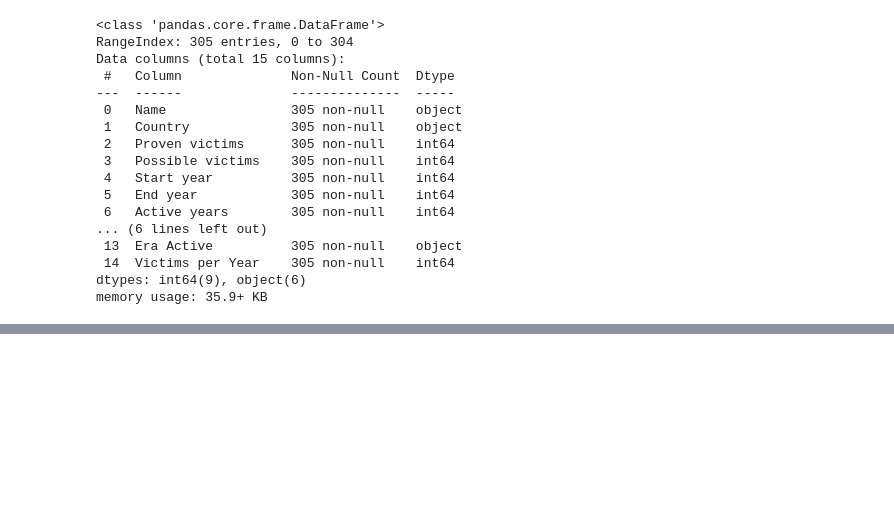
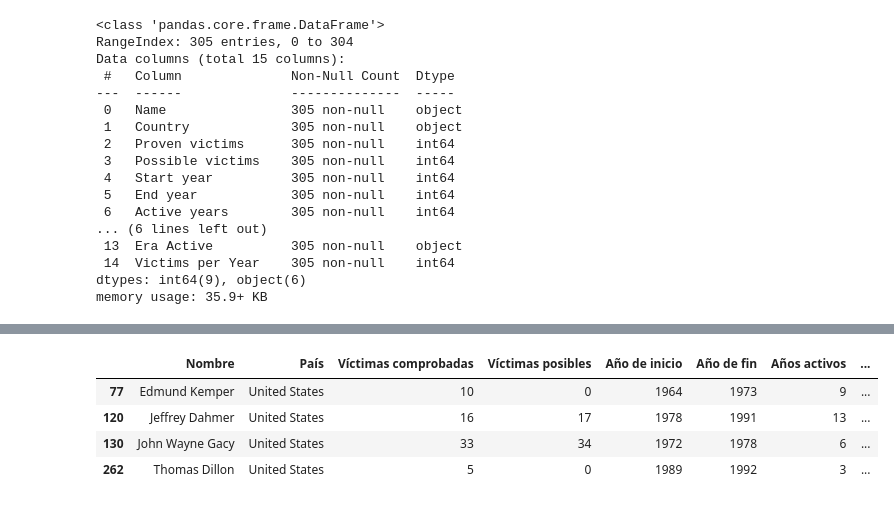
Before and after one commit to Ariana-Papantonio/promoK-modulo4-sprint2-pair-programming-rosana-ariana, a Jupyter notebook: EDA_serial_killers.ipynb, the cells around one changed output, grey strips where cells are left out. Drawn from its saved outputs; the diff is of its cells as text; code cells hidden in the pictures; blank space fills up the shorter version.

```diff
--- a/EDA_serial_killers.ipynb
+++ b/EDA_serial_killers.ipynb
@@ -1735,0 +1883,8 @@ df_serial_killers_final.to_csv('Serial_Killers.csv')
+# %%
+matching_names
+# %% [output]
+|  | Nombre | País | Víctimas comprobadas | Víctimas posibles | Año de inicio | Año de fin | Años activos | ... |
+| 77 | Edmund Kemper | United States | 10 | 0 | 1964 | 1973 | 9 | ... |
+| 120 | Jeffrey Dahmer | United States | 16 | 17 | 1978 | 1991 | 13 | ... |
+| 130 | John Wayne Gacy | United States | 33 | 34 | 1972 | 1978 | 6 | ... |
+| 262 | Thomas Dillon | United States | 5 | 0 | 1989 | 1992 | 3 | ... |
```
Also changed, not shown: parts of 40 cells of this notebook, 3 other files.
